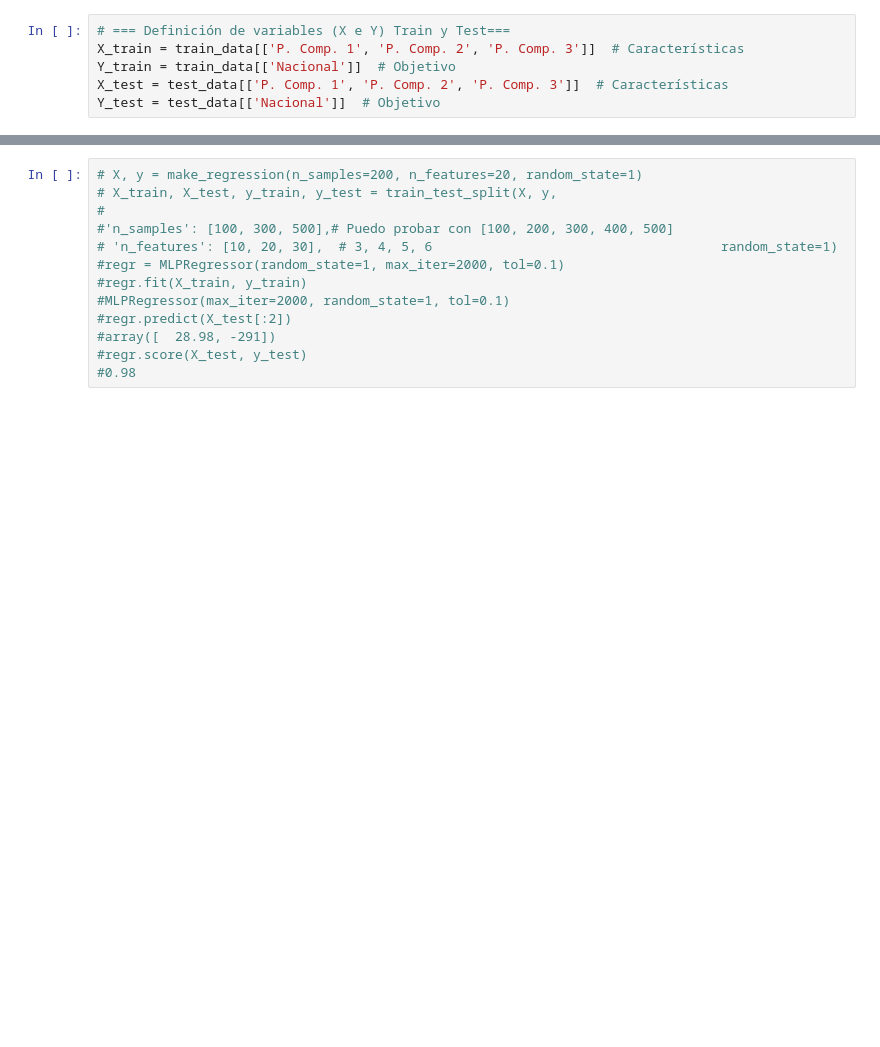
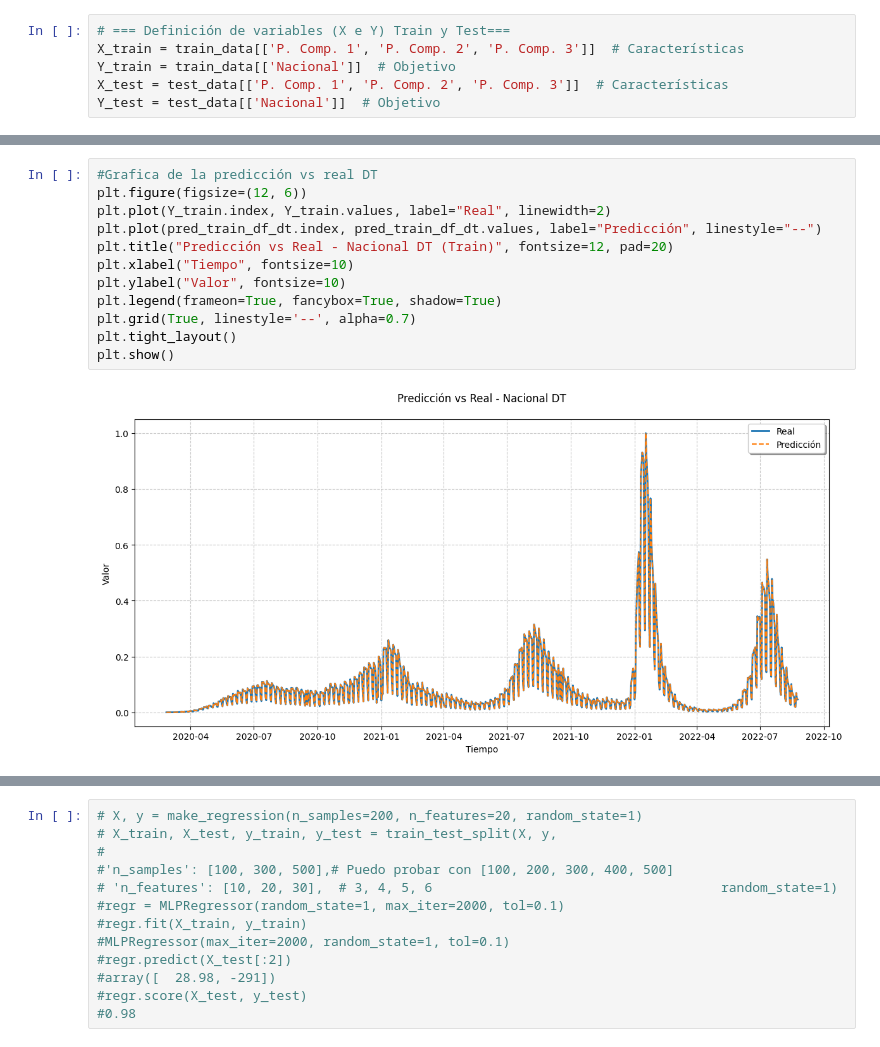
Before and after one commit to Aldini777/PF2_Covid_A01625395, a Jupyter notebook: Prediccion Covid.ipynb, the cells around one changed output, grey strips where cells are left out. Drawn from its saved outputs; the diff is of its cells as text; blank space fills up the shorter version.

Commit message:
Puse las gráficas para todos los modelos en Train

```diff
--- a/Prediccion Covid.ipynb
+++ b/Prediccion Covid.ipynb
@@ -381,3 +383,17 @@ Nacional  0.00002  0.002838  0.164624  ... -2425.584284  0.00002 -2421.867256
+# %%
+#Grafica de la predicción vs real DT
+plt.figure(figsize=(12, 6))
+plt.plot(Y_train.index, Y_train.values, label="Real", linewidth=2)
+plt.plot(pred_train_df_dt.index, pred_train_df_dt.values, label="Predicción", linestyle="--")
+plt.title("Predicción vs Real - Nacional DT (Train)", fontsize=12, pad=20)
+plt.xlabel("Tiempo", fontsize=10)
+plt.ylabel("Valor", fontsize=10)
+plt.legend(frameon=True, fancybox=True, shadow=True)
+plt.grid(True, linestyle='--', alpha=0.7)
+plt.tight_layout()
+plt.show()
+# %% [output]
+[figure, added]
 # %%
 #Grafica de la predicción vs real DT
 plt.figure(figsize=(12, 6))
```
Also changed, not shown: parts of 19 cells of this notebook, 1 other file.
